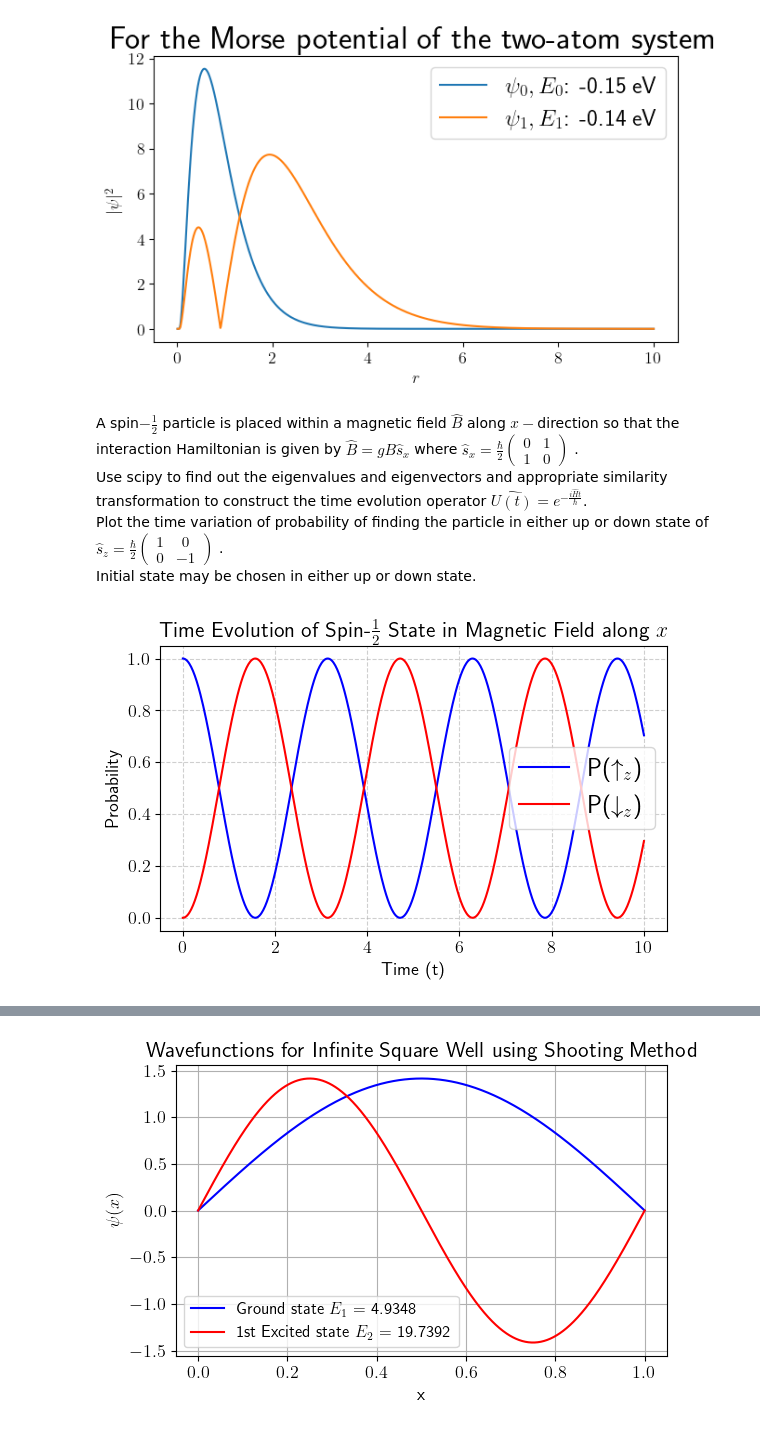
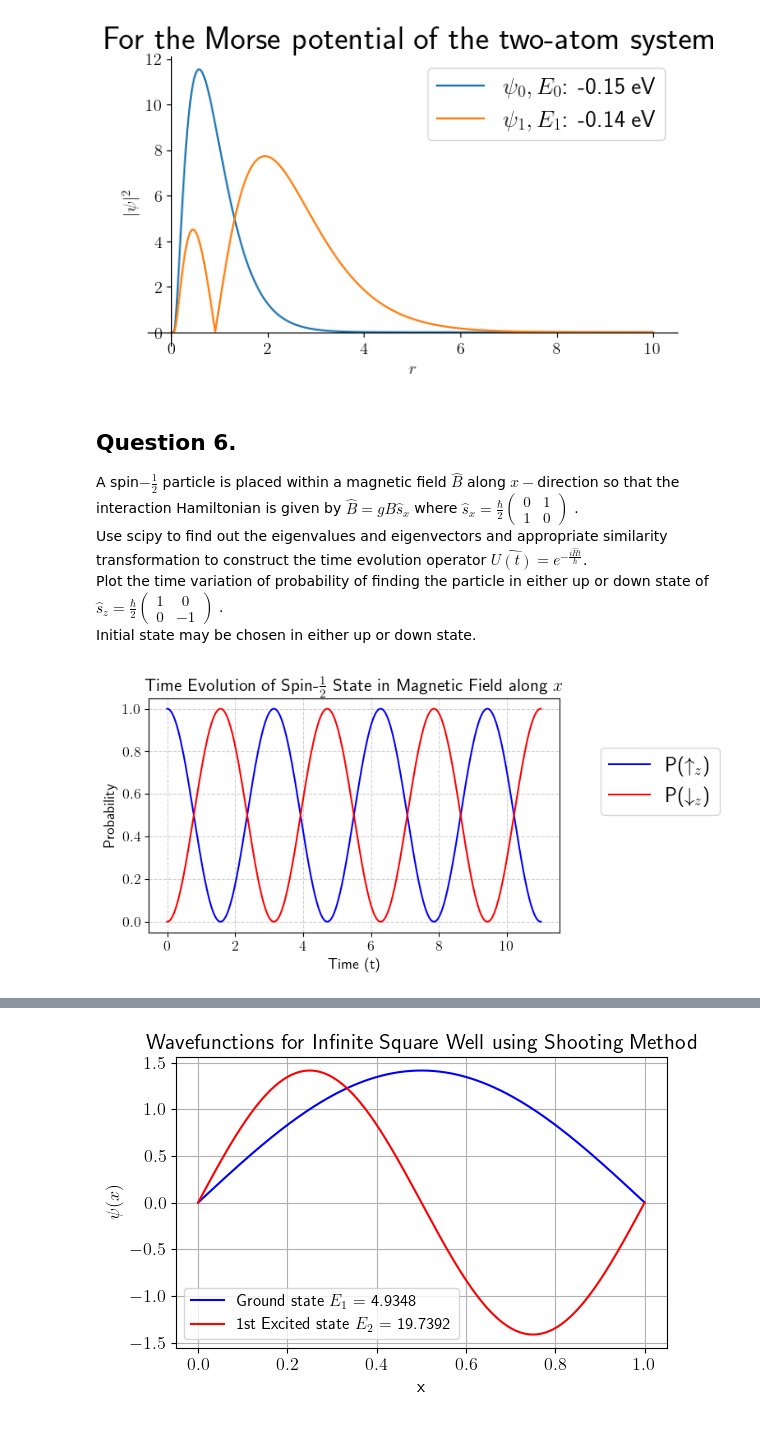
Before and after one commit to Chaks1603/Python-Assignments, a Jupyter notebook: Physics B.Sc/Quantum Mechnics . Solve the s-wave Schrodinger equation .ipynb, the cells around one changed output, grey strips where cells are left out. Drawn from its saved outputs; the diff is of its cells as text; code cells hidden in the pictures.

```diff
--- a/Physics B.Sc/Quantum Mechnics . Solve the s-wave Schrodinger equation .ipynb
+++ b/Physics B.Sc/Quantum Mechnics . Solve the s-wave Schrodinger equation .ipynb
@@ -317,6 +398,8 @@ for i in range(1,n-1):
     A[i, i+1]=1
     A[i+1, i]=1
 
+#print(A)
+
 H = (-(h**2) / (2 * m * dr**2)) * A + V
 E, U= np.linalg.eigh(H)
 U = U/dr
@@ -328,10 +411,12 @@ ax1.set_title('For the Morse potential of the two-atom system', fontsize = 25)
 ax1.set_ylabel(r'$|\psi|^2$')
 ax1.set_xlabel(r'$r$')
 ax1.legend()
+customize_axes(ax1)
 plt.show()
 # %% [output]
-[figure, old version]
+[figure, new version]
 # %% [markdown]
+## Question 6.
 A spin$-\frac{1}{2}$ particle is placed within a magnetic field $\hat{B}$ along $x-$direction so that the interaction Hamiltonian is given by $\hat{B}=gB\hat{s}_x$ where $\displaystyle\hat{s}_x= \frac{\hbar}{2} \begin{pmatrix} 0 & 1 \\ 1 & 0 \end{pmatrix}$ .
 Use scipy to find out the eigenvalues and eigenvectors and appropriate similarity transformation to construct the time evolution operator $\displaystyle\hat{U(t)}=e^{-\frac{i\hat{H}t}{\hbar}}$.
 Plot the time variation of probability of finding the particle in either up or down state of $\displaystyle\hat{s}_z= \frac{\hbar}{2} \begin{pmatrix} 1 & 0 \\ 0 & -1 \end{pmatrix}$ .
@@ -339,36 +424,36 @@ Initial state may be chosen in either up or down state.
 # %%
 hbar = 1  # Planck's reduced constant (set to 1 for simplicity)
 g   = 2.0   # gyromagnetic ratio
 B   = 1.0   # magnetic field strength
 s_x = 0.5 * hbar * np.array([[0, 1], [1, 0]]) # Spin-1/2 operator s_x
 s_z = 0.5 * hbar * np.array([[1, 0], [0, -1]]) # Spin-1/2 operator s_
 H   = g * B * s_x # Hamiltonian: H = g B s_x
-eigenvalues, eigenvectors = sc.linalg.eigh(H)  # Diagonalize H
+L,V = sc.linalg.eigh(H)  # Diagonalize H -> eigenvalues(L), eigenvectors(V)
 up_z      = np.array([1, 0])         # spin up in z-basis
-down_z    = np.array([0, 1])       #spin down in z-basis
-times     = np.linspace(0, 10, 500)
+down_z    = np.array([0, 1])         #spin down in z-basis
+times     = np.linspace(0, 11, 500)
 prob_up   = []
 prob_down = []
 
 def U(t):                                                # Time evolution operator U(t) = e^(-i H t / hbar)
-    D = np.diag(np.exp(-1j * eigenvalues * t / hbar))    # exponential of diagonal
-    return eigenvectors @ D @ np.linalg.inv(eigenvectors)
+    D = np.diag(np.exp(-1j * L * t / hbar))    # exponential of diagonal
+    return V @ D @ np.linalg.inv(V)
 
 for t in times:
     psi_t = U(t) @ up_z
     prob_up.append(np.abs(up_z.conj().T @ psi_t)**2)
     prob_down.append(np.abs(down_z.conj().T @ psi_t)**2)
 
-plt.figure(figsize=(6, 4))
+plt.figure(figsize=(8, 4))
 plt.plot(times, prob_up, label=r'P($\uparrow_z$)', color='blue')
 plt.plot(times, prob_down, label=r'P($\downarrow_z$)', color='red')
 plt.xlabel('Time (t)')
 plt.ylabel('Probability')
 plt.title('Time Evolution of Spin-$\\frac{1}{2}$ State in Magnetic Field along $x$')
 plt.grid(True, linestyle='--', alpha=0.6)
-plt.legend()
+plt.legend(loc=(1.1,0.5))
 plt.tight_layout()
 plt.show()
 # %% [output]
-[figure, old version]
+[figure, new version]
 # %% [markdown]
```
Also changed, not shown: parts of 19 cells of this notebook.
